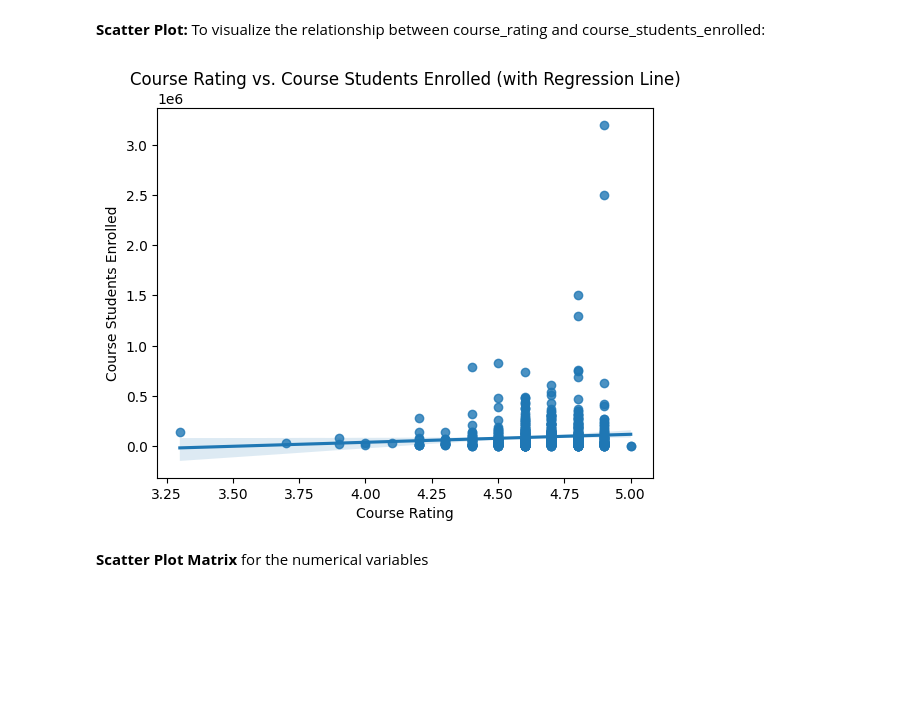
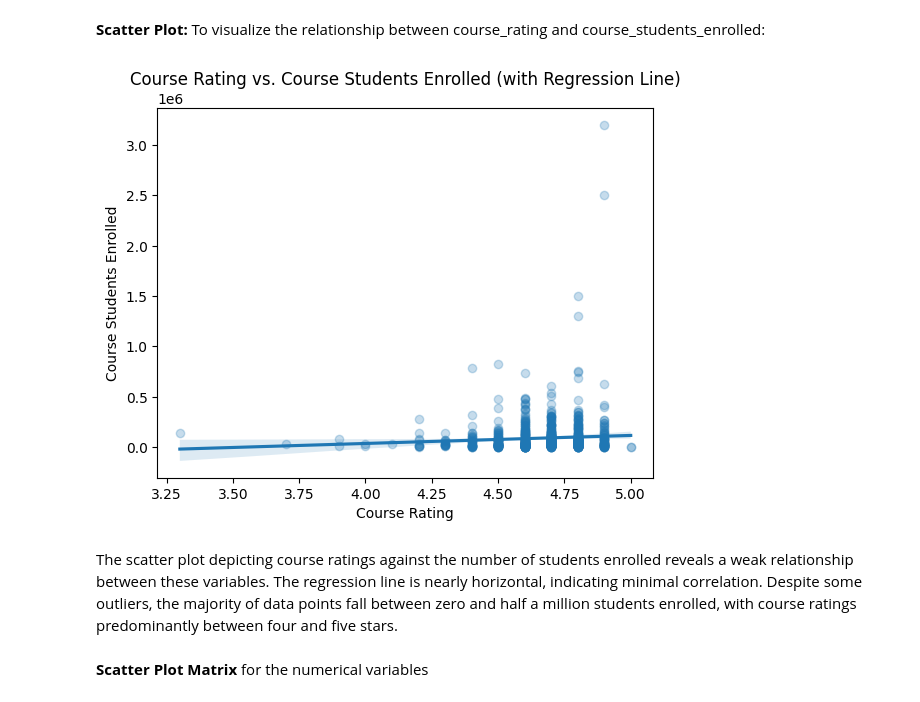
Before and after one commit to tomasp62452/1_model_4_sprint, a Jupyter notebook: visualization.ipynb, the cells around one changed output. Cells and saved outputs as stored; diff of their text form; code cells hidden in the pictures; blank space fills up the shorter version.

```diff
--- a/visualization.ipynb
+++ b/visualization.ipynb
@@ -212,12 +229,14 @@ plt.show()
 # %% [markdown]
 **Scatter Plot:** To visualize the relationship between course_rating and course_students_enrolled:
 # %%
-sns.regplot(x="course_rating", y="course_students_enrolled", data=df)
+sns.regplot(x="course_rating", y="course_students_enrolled", data=df, scatter_kws={'alpha': 0.25})
 plt.xlabel("Course Rating")
 plt.ylabel("Course Students Enrolled")
 plt.title("Course Rating vs. Course Students Enrolled (with Regression Line)");
 # %% [output]
-[figure, old version]
+[figure, new version]
+# %% [markdown]
+The scatter plot depicting course ratings against the number of students enrolled reveals a weak relationship between these variables. The regression line is nearly horizontal, indicating minimal correlation. Despite some outliers, the majority of data points fall between zero and half a million students enrolled, with course ratings predominantly between four and five stars.
 # %% [markdown]
 **Scatter Plot Matrix** for the numerical variables
 # %%
```
Also changed, not shown: parts of 13 cells of this notebook.
